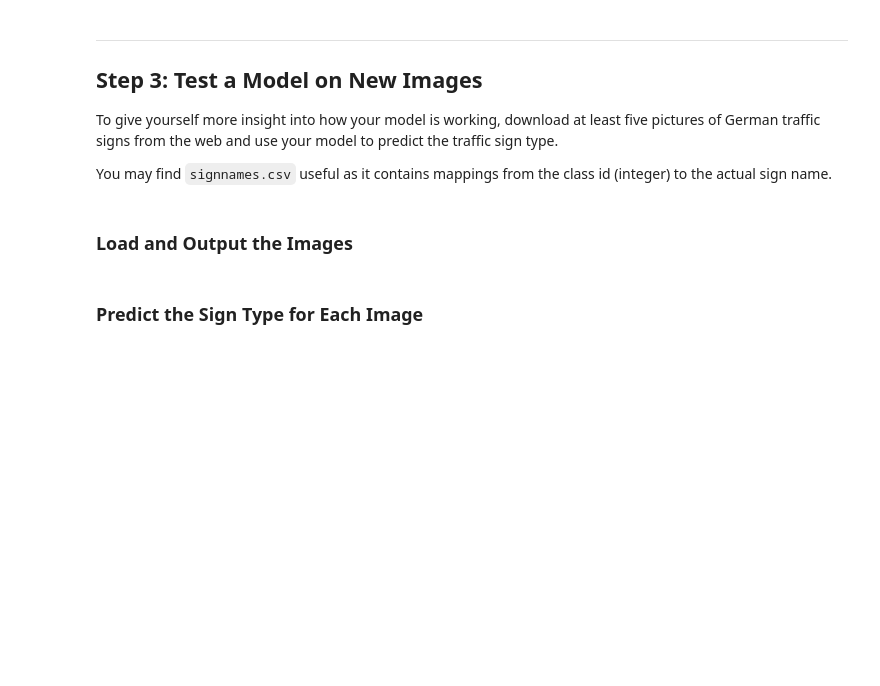
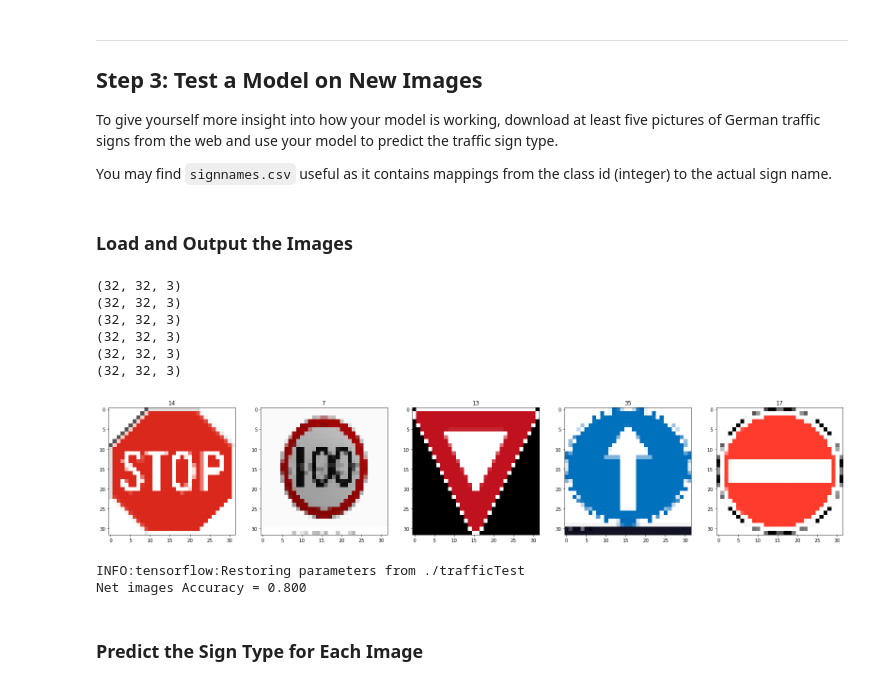
Before and after one commit to nigelredding/CarND-Traffic-Sign-Classifier-Project, a Jupyter notebook: test.ipynb, the cells around one changed output. Cells and saved outputs as stored; diff of their text form; code cells hidden in the pictures; blank space fills up the shorter version.

```diff
--- a/test.ipynb
+++ b/test.ipynb
@@ -254,2 +457,63 @@ You may find `signnames.csv` useful as it contains mappings from the class id (i
+# %%
+### Load the images and plot them here.
+### Feel free to use as many code cells as needed.
+import cv2
+
+# read image off of disk and convert to RGB format
+def get_image(path):
+    image = cv2.imread(path)
+    image = cv2.cvtColor(image, cv2.COLOR_BGR2RGB)
+    image = cv2.resize(image, (32,32))
+    print(image.shape)
+    return image
+
+net_images = []
+labels = []
+
+# load the images
+net_images.append(get_image('./data/stop.png'))
+labels.append(14)  # 14 = stop sign
+
+net_images.append(get_image('./data/red100.jpg'))
+labels.append(7)
+
+net_images.append(get_image('./data/yield.png'))
+labels.append(13) # 13 = yield
+
+net_images.append(get_image('./data/uparrow.png'))
+labels.append(35)  # 35 = ahead only
+
+net_images.append(get_image('./data/noentry.jpg'))
+labels.append(17) # 17 = no entry
+
+net_images = np.array(net_images)
+net_images = normalize(net_images)
+
+fig, axes = plt.subplots(1,5, figsize=(28,28))
+
+# output the images
+i = 0
+for img,label in zip(net_images, labels):
+    axes[i].imshow(img)
+    axes[i].set_title(label)
+    i += 1
+
+print(net_images[0].shape)
+# %% [output]
+(32, 32, 3)
+(32, 32, 3)
+(32, 32, 3)
+(32, 32, 3)
+(32, 32, 3)
+(32, 32, 3)
+[figure, added]
+# %%
+with tf.Session() as sess:
+    saver.restore(sess, tf.train.latest_checkpoint('.'))
+    test_accuracy = evaluate(net_images, labels)
+    print("Net images Accuracy = {:.3f}".format(test_accuracy[0]))
+# %% [output]
+INFO:tensorflow:Restoring parameters from ./trafficTest
+Net images Accuracy = 0.800
 # %% [markdown]
 ### Predict the Sign Type for Each Image
```
Also changed, not shown: parts of 18 cells of this notebook.
